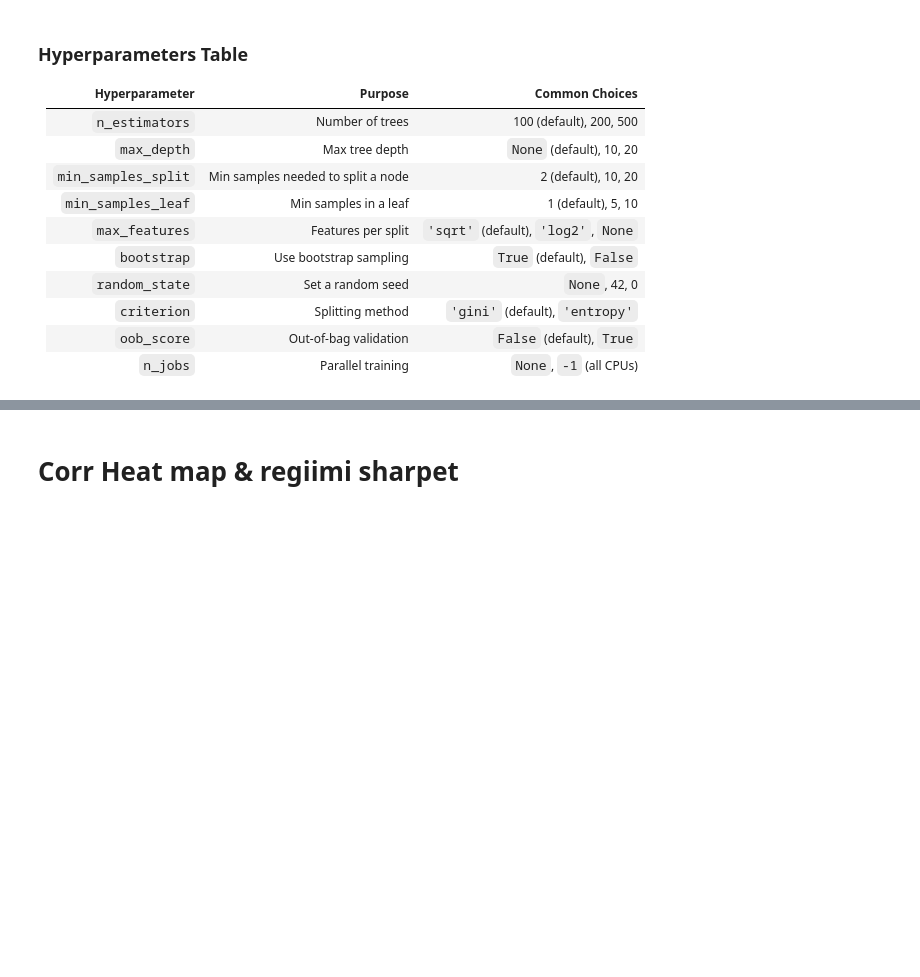
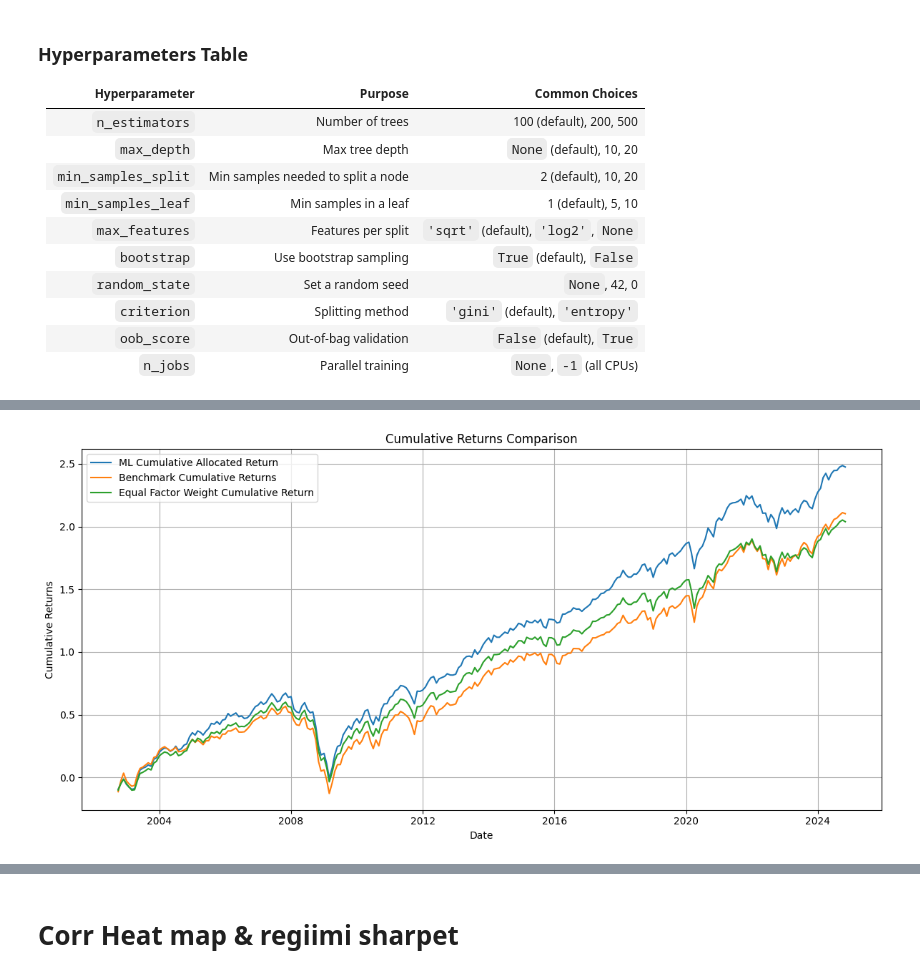
Before and after one commit to Elkkujou/Gradu, a Jupyter notebook: RF REGIIMI HYVÄ TRAINING.ipynb, the cells around one changed output, grey strips where cells are left out. Cells and saved outputs as stored; diff of their text form; code cells hidden in the pictures; blank space fills up the shorter version.

Commit message:
Lisäsin paremman Cum return kuvaaja, OLS regression ja jotai perfomance metric juttui

```diff
--- a/RF REGIIMI HYVÄ TRAINING.ipynb
+++ b/RF REGIIMI HYVÄ TRAINING.ipynb
@@ -1164,0 +961,10 @@ display_out_of_sample_metrics(strategy_returns, benchmark_returns)
+# %%
+# Ensure the 'Predicted_month' column is in datetime format
+results_df['Predicted_month'] = pd.to_datetime(results_df['Predicted_month'])
+
+# Get the earliest date from the 'Predicted_month' column
+first_date = results_df['Predicted_month'].min()
+last_date = results_df['Predicted_month'].max()
+
+print("First date Predicted_month column in results_df:", first_date)
+print("Last date in Predicted_month column results_df:", last_date)
@@ -1164,0 +1066,38 @@ display_out_of_sample_metrics(strategy_returns, benchmark_returns)
+# %%
+import matplotlib.pyplot as plt
+
+# Ensure the DataFrame is sorted by date
+merged_df = merged_df.sort_values('Predicted_month')
+
+plt.figure(figsize=(12, 6))
+
+# Plot the ML Cumulative Allocated Return without markers
+plt.plot(
+    merged_df['Predicted_month'],
+    merged_df['ML Cumulative Allocated Return'],
+    label='ML Cumulative Allocated Return'
+)
+
+# Plot the Benchmark Cumulative Returns without markers
+plt.plot(
+    merged_df['Predicted_month'],
+    merged_df['Benchmark Cumulative Returns'],
+    label='Benchmark Cumulative Returns'
+)
+
+# Plot the Equal Factor Weight Cumulative Return without markers
+plt.plot(
+    merged_df['Predicted_month'],
+    merged_df['Equal Factor Weight Cumulative Return'],
+    label='Equal Factor Weight Cumulative Return'
+)
+
+plt.xlabel('Date')
+plt.ylabel('Cumulative Returns')
+plt.title('Cumulative Returns Comparison')
+plt.legend()
+plt.grid(True)
+plt.tight_layout()
+plt.show()
+# %% [output]
+[figure, added]
```
Also changed, not shown: parts of 18 cells of this notebook.
